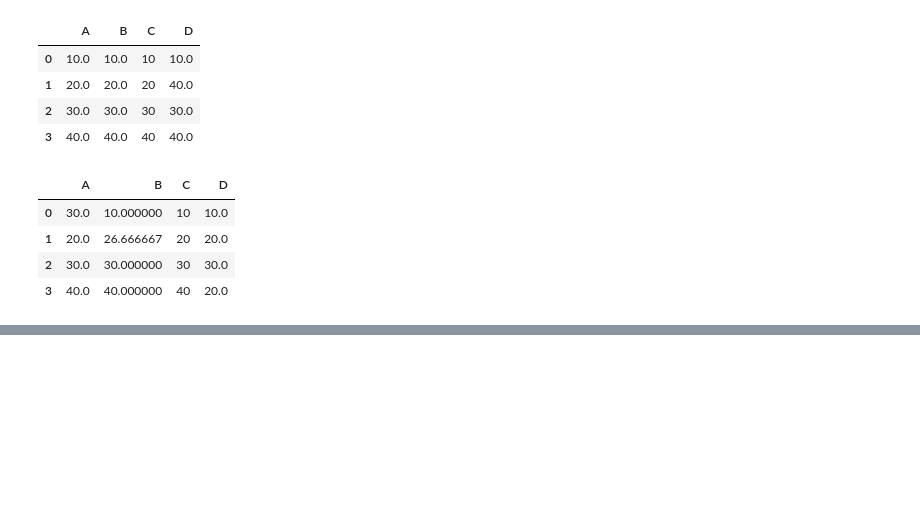
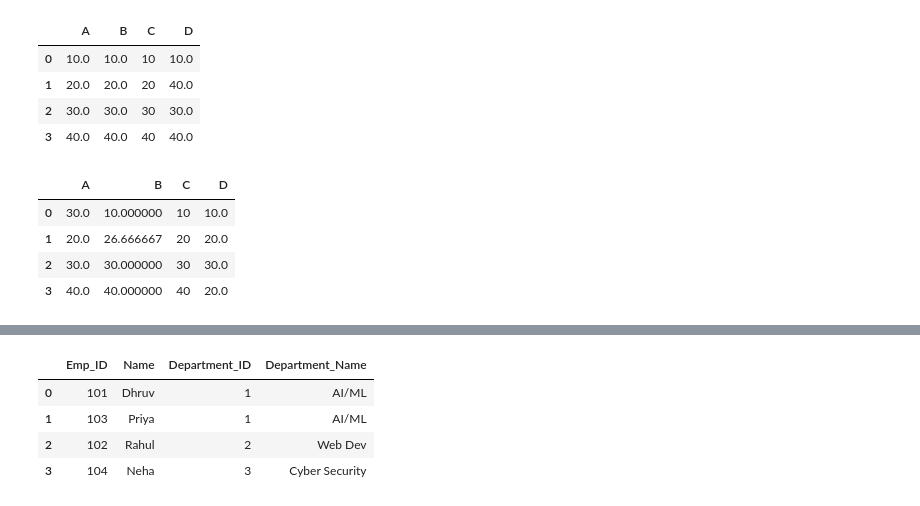
Before and after one commit to dhruv-workspace/Data-Science, a Jupyter notebook: Pandas/pandas-fundamentals.ipynb, the cells around one changed output, grey strips where cells are left out. Cells and saved outputs as stored; diff of their text form; code cells hidden in the pictures; blank space fills up the shorter version.

```diff
--- a/Pandas/pandas-fundamentals.ipynb
+++ b/Pandas/pandas-fundamentals.ipynb
@@ -259,0 +296,8 @@ df.fillna(df.mean())
+# %%
+pd.merge(df_employees, df_departments, on= 'Department_ID', how = 'outer')
+# %% [output]
+|  | Emp_ID | Name | Department_ID | Department_Name |
+| 0 | 101 | Dhruv | 1 | AI/ML |
+| 1 | 103 | Priya | 1 | AI/ML |
+| 2 | 102 | Rahul | 2 | Web Dev |
+| 3 | 104 | Neha | 3 | Cyber Security |
```
Also changed, not shown: parts of 16 cells of this notebook.
